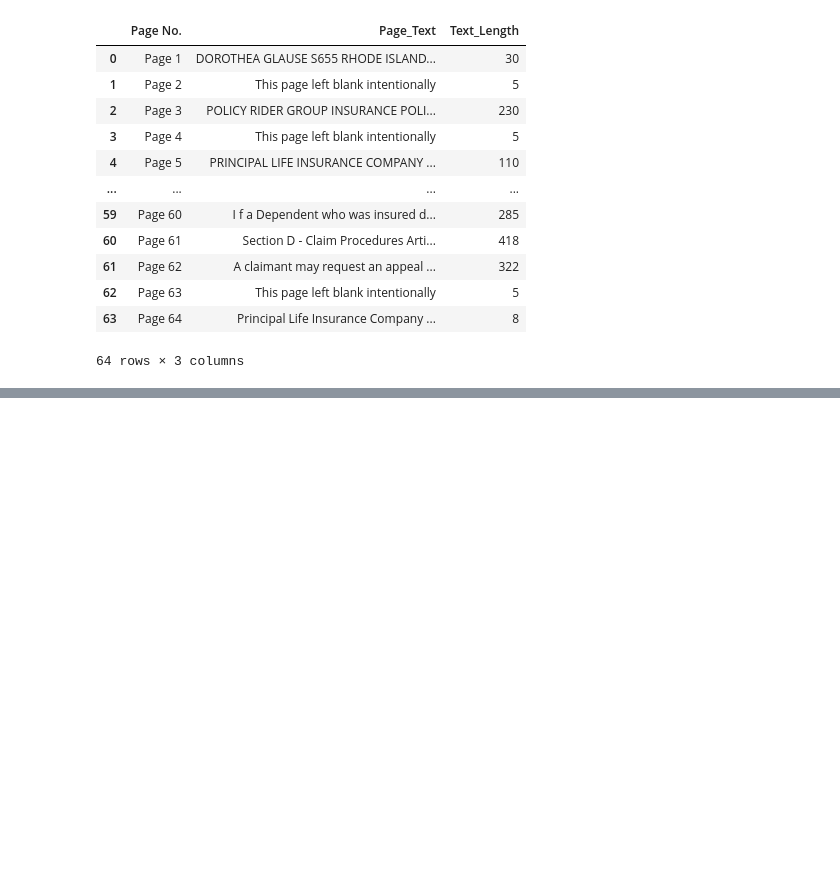
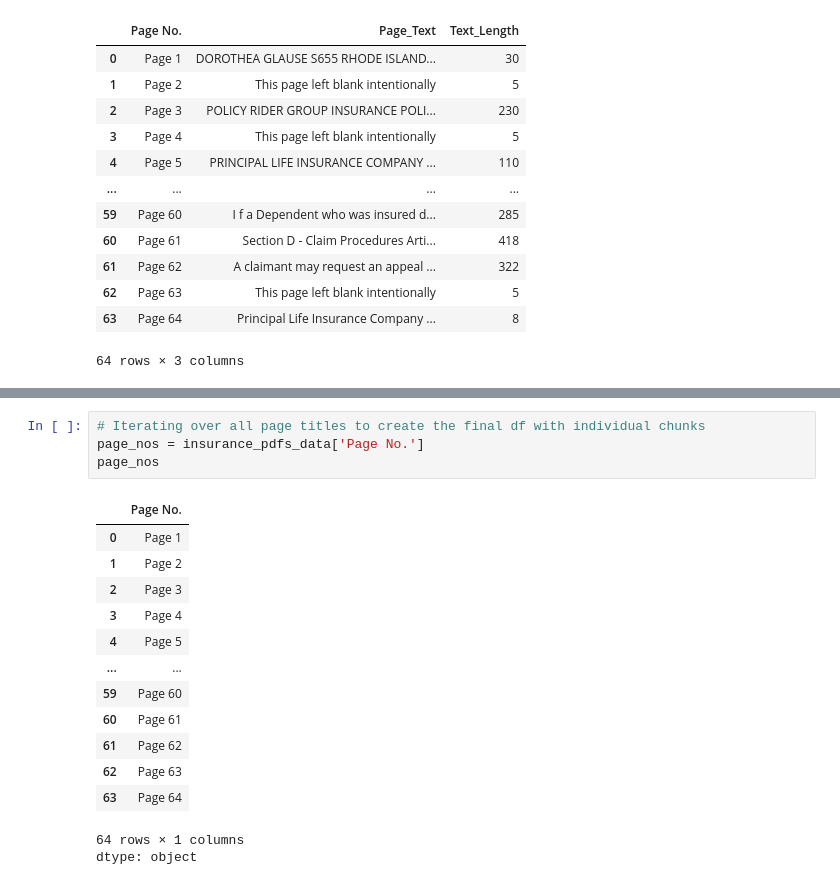
Before and after one commit to ashitajain/HelpMate_AI, a Jupyter notebook: Mr.HelpMate AI.ipynb, the cells around one changed output, grey strips where cells are left out. Cells and saved outputs as stored; diff of their text form; blank space fills up the shorter version.

```diff
--- a/Mr.HelpMate AI.ipynb
+++ b/Mr.HelpMate AI.ipynb
@@ -278,0 +323,19 @@ NameError: name 'process_page' is not defined
+# %%
+# Iterating over all page titles to create the final df with individual chunks
+page_nos = insurance_pdfs_data['Page No.']
+page_nos
+# %% [output]
+|  | Page No. |
+| 0 | Page 1 |
+| 1 | Page 2 |
+| 2 | Page 3 |
+| 3 | Page 4 |
+| 4 | Page 5 |
+| ... | ... |
+| 59 | Page 60 |
+| 60 | Page 61 |
+| 61 | Page 62 |
+| 62 | Page 63 |
+| 63 | Page 64 |
+64 rows × 1 columns
+dtype: object
```
Also changed, not shown: parts of 6 cells of this notebook.
